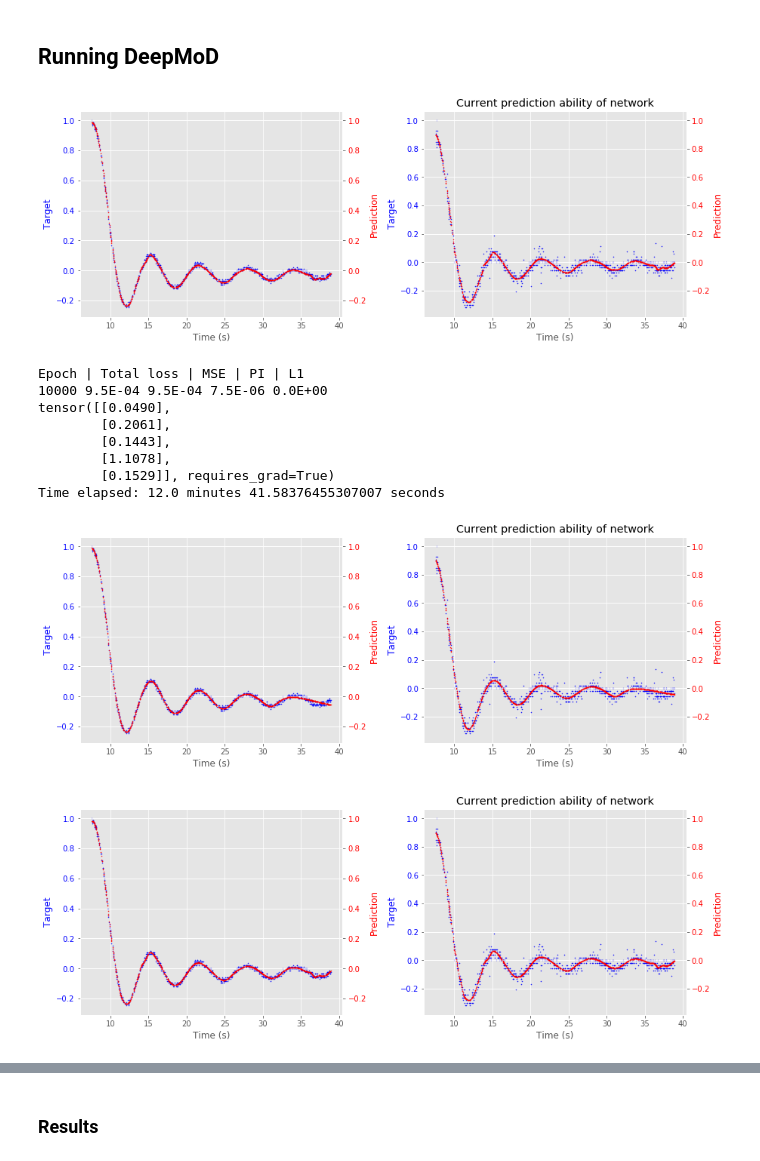
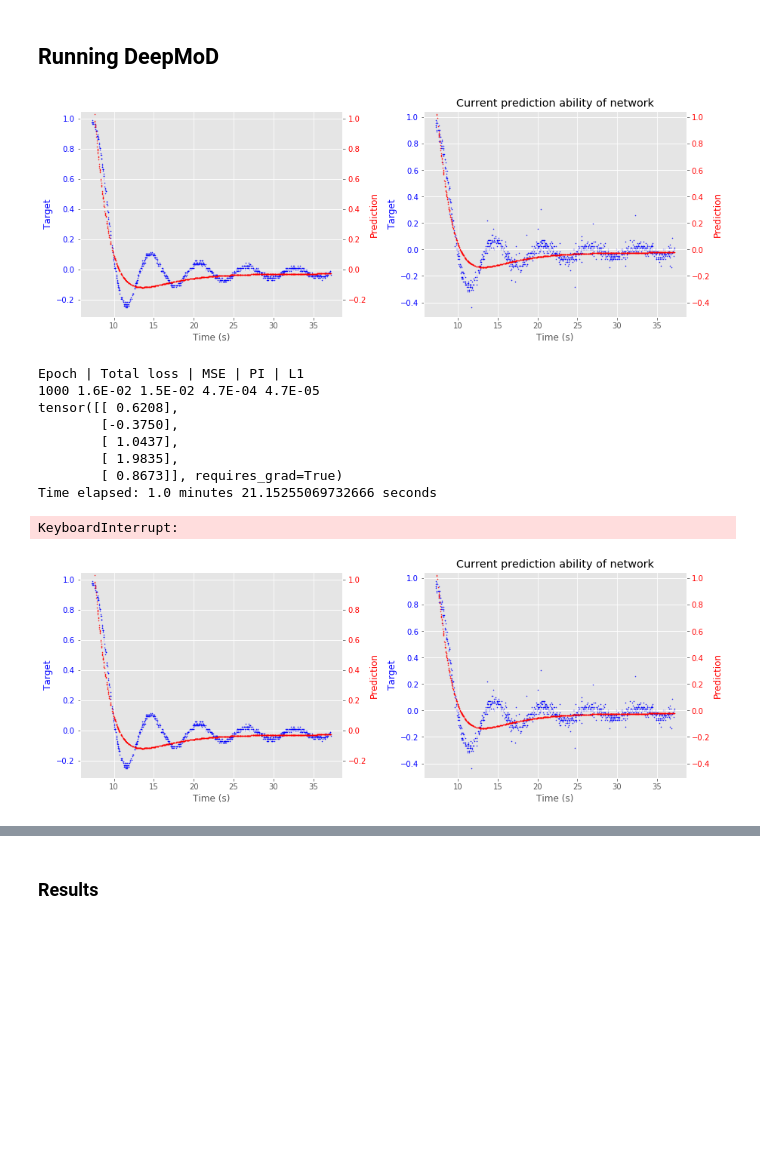
Before and after one commit to AlexB-B/DeePyMoD_torch_AlexVersion, a Jupyter notebook: notebooks/Example - Real Electronics Data.ipynb, the cells around one changed output, grey strips where cells are left out. Saved outputs shown, nothing was run; the diff lists cells and outputs as text; code cells hidden in the pictures; blank space fills up the shorter version.

```diff
--- a/notebooks/Example - Real Electronics Data.ipynb
+++ b/notebooks/Example - Real Electronics Data.ipynb
@@ -51,5 +59,5 @@ r_2 = 1.995e3 # measured using multimeter
 # %%
 r_shunt = 10.8 # measured using multimeter
 
-current = voltage_shunt/r_shunt
+current_array = voltage_shunt_array/r_shunt
 # %%
@@ -73,11 +75,6 @@ torch.manual_seed(0)
 # %%
-# reshaping
-time_array = time.reshape(-1, 1)
-voltage_array = voltage.reshape(-1, 1)
-current_array = current.reshape(-1, 1)
-
 # 'normalising'
-t_sf = 2*np.pi # Aim for this to be such that the T of the scaled data is 2pi
+t_sf = 3 # Aim for this to be such that the T of the scaled data is a bit less than 2pi
 V_sf = 1/np.max(abs(voltage_array))
 I_sf = 1/np.max(abs(current_array))
 scaled_time_array = time_array*t_sf
@@ -145,7 +135,7 @@ target_tensor = torch.tensor(reduced_target_array, dtype=torch.float32)
 # %% [markdown]
 Have a small period at start to train MSE only. Rational is to trian the MSE a bit, not so much as to fit the noise, but enough to try and guide the first several epochs of the main optimisation process in the right direction. The main optimisaton procedure will seemingly ruin most of the MSE only fit as it warps the data to fit, at this point, nonsense equation, but the hope is that it will briefly nudge the equation in the right direction.
 # %%
-optim_config = {'lambda': 0, 'lr_coeffs': 0.005, 'max_iterations': 100001, 'mse_only_iterations': 20001, 'final_run_iterations': 10001}
+optim_config = {'lambda': 10**-5, 'lr_coeffs': 0.002, 'max_iterations': 100001, 'final_run_iterations': 10001}
 # %% [markdown]
 output_dim is 2! This is because the NN is goign to learn to predict both V and I from t.
 # %%
@@ -153,20 +143,22 @@ network_config = {'input_dim': 1, 'hidden_dim': 30, 'layers': 4, 'output_dim': 2
 # %% [markdown]
 new library function, simpler even than for synthetic data as no analytical differentiation occurs and voltage (or strain) is always assumed to be the first column of prediction and target. No need for input type or torch lambda entry in dictionary.
 # %%
-lib_config = {'type': mech_library_real, 'diff_order': 2, 'coeff_sign': 'positive'}
+library_config = {'type': mech_library_real, 'diff_order': 2, 'coeff_sign': 'positive'}
 # %% [markdown]
 ## Running DeepMoD
 # %%
-sparse_coeff_vector_list_list, scaled_coeff_vector_list_list, sparsity_mask_list_list, network = DeepMoD(time_tensor, target_tensor, network_config, lib_config, optim_config, plot=True)
+begin_timestamp = datetime.now()
+coeff_info_tuple, lstsq_guess_list, network = DeepMoD(time_tensor, target_tensor, network_config, library_config, optim_config, print_interval=1000, plot=True)
+sparse_coeff_vector_list_list, scaled_coeff_vector_list_list, sparsity_mask_list_list = coeff_info_tuple
 # %% [output]
-[figure, old version]
+[figure, new version]
 Epoch | Total loss | MSE | PI | L1
-10000 9.5E-04 9.5E-04 7.5E-06 0.0E+00
-tensor([[0.0490],
-        [0.2061],
-        [0.1443],
-        [1.1078],
-        [0.1529]], requires_grad=True)
-Time elapsed: 12.0 minutes 41.58376455307007 seconds
+1000 1.6E-02 1.5E-02 4.7E-04 4.7E-05
+tensor([[ 0.6208],
+        [-0.3750],
+        [ 1.0437],
+        [ 1.9835],
+        [ 0.8673]], requires_grad=True)
+Time elapsed: 1.0 minutes 21.15255069732666 seconds
+KeyboardInterrupt:
-[figure, old version]
+[figure, new version]
-[figure, removed]
```
Also changed, not shown: parts of 13 cells of this notebook, 1 other file.
